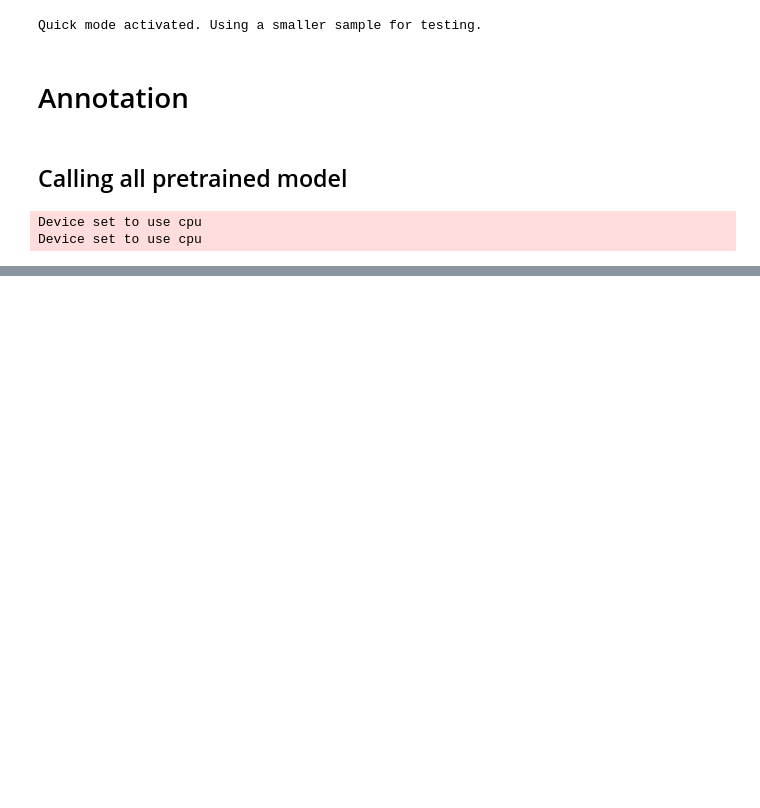
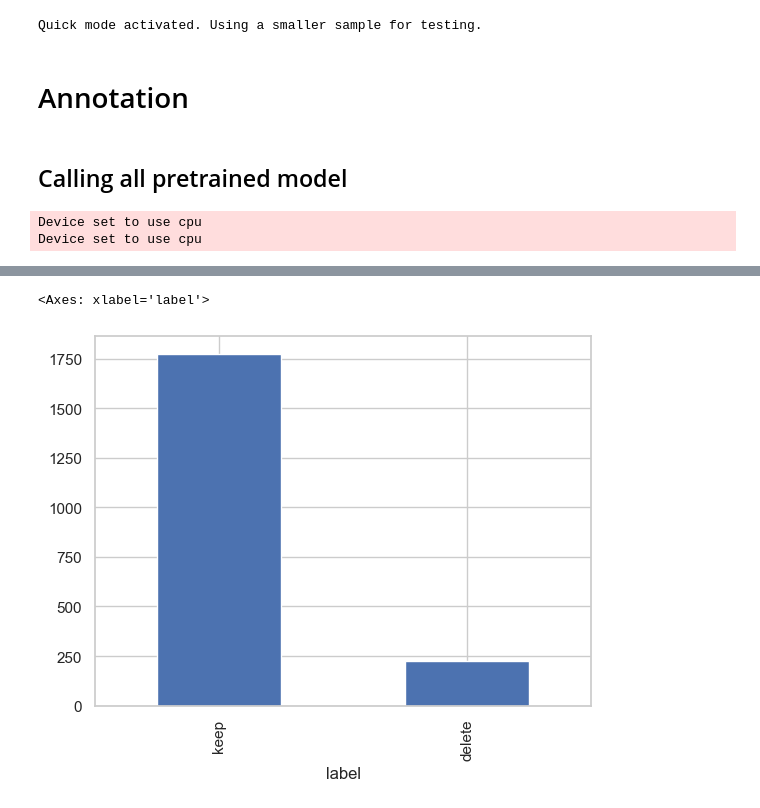
Before and after one commit to Friederi/IE403.P21-NLPmodel, a Jupyter notebook: Auto_Annotation.ipynb, the cells around one changed output, grey strips where cells are left out. Saved outputs shown, nothing was run; the diff lists cells and outputs as text; code cells hidden in the pictures; blank space fills up the shorter version.

Commit message:
Add label annotation

```diff
--- a/Auto_Annotation.ipynb
+++ b/Auto_Annotation.ipynb
@@ -120,3 +121,33 @@ ensemble_data_df.head(10)
 | 7 | obama once again demonstrates tha... | neutral | 0.971533 | joy | 0.0 | 0.000172 | 0.0 | 0.000178 | 0.000130 | ... |
 | 8 | with his business first preoccupa... | neutral | 0.896069 | joy | 0.0 | 0.000259 | 0.0 | 0.000253 | 0.000116 | ... |
 | 9 | trump offered the same lame excus... | negative | 0.928705 | sadness | 0.0 | 0.000233 | 0.0 | 0.000241 | 0.000104 | ... |
+# %%
+def auto_label(row):
+    # Flag strong negative + hate or toxicity
+    if (row['sentiment'] == 'negative' and row['emotion'] == 'anger') and (
+        row['hate_score'] > 0.9 or
+        row['toxicity'] > 0.8 or
+        row['insult'] > 0.5 or
+        row['threat'] > 0.4 or
+        row['identity_attack'] > 0.5
+    ):
+        return "delete"
+
+    # Even if sentiment is neutral or positive, still delete if too toxic
+
+    if row['toxicity'] > 0.6 or row['insult'] > 0.6 or row['identity_attack'] > 0.6 or row['obscene'] > 0.6 or row['threat'] > 0.6 or row['sexual_explicit'] > 0.6:
+        return "delete"
+
+
+    # Emotional cue: very angry + some toxicity
+    if row['emotion'] == 'anger' and row['toxicity'] > 0.4:
+        return "delete"
+
+    # Everything else is kept
+    return "keep"
+# %%
+ensemble_data_df['label'] = ensemble_data_df.apply(auto_label, axis=1)
+ensemble_data_df['label'].value_counts().plot(kind='bar')
+# %% [output]
+<Axes: xlabel='label'>
+[figure, added]
```
Also changed, not shown: parts of 5 cells of this notebook, 2 other files.
